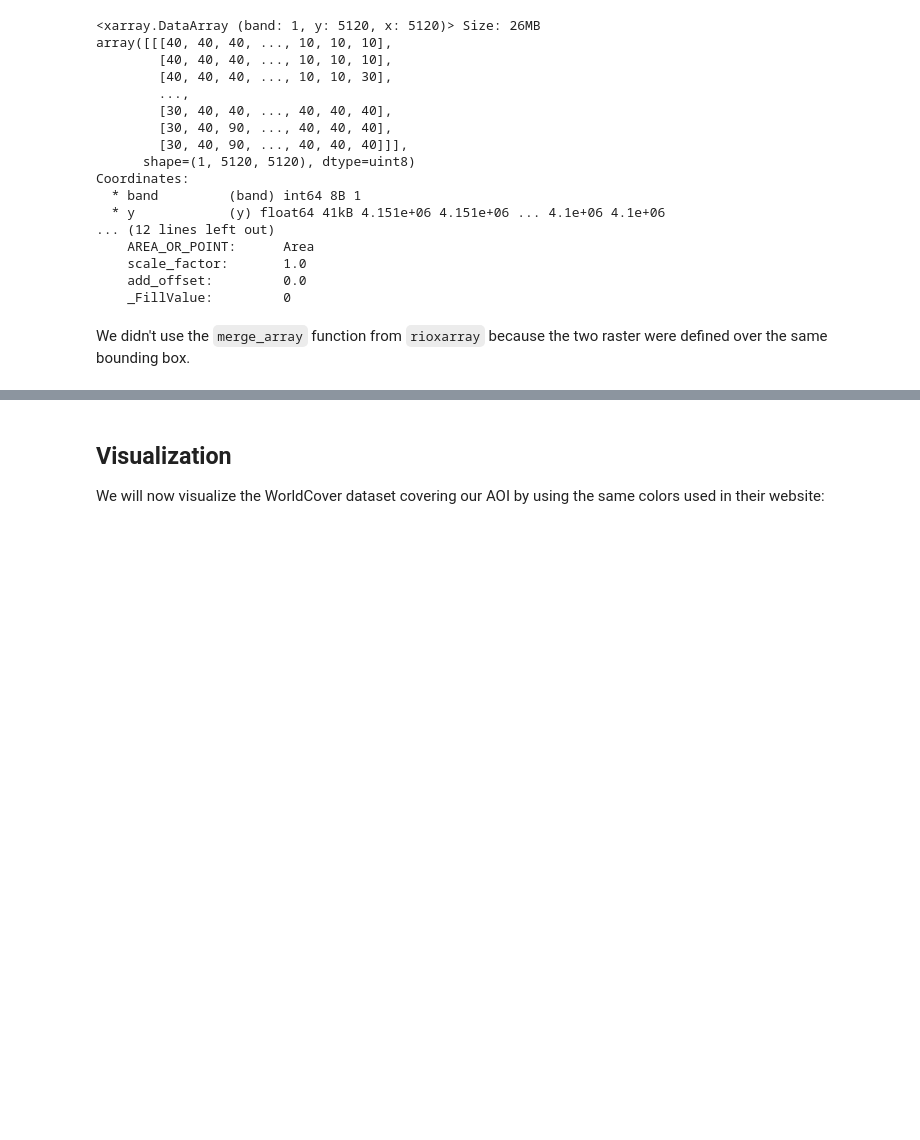
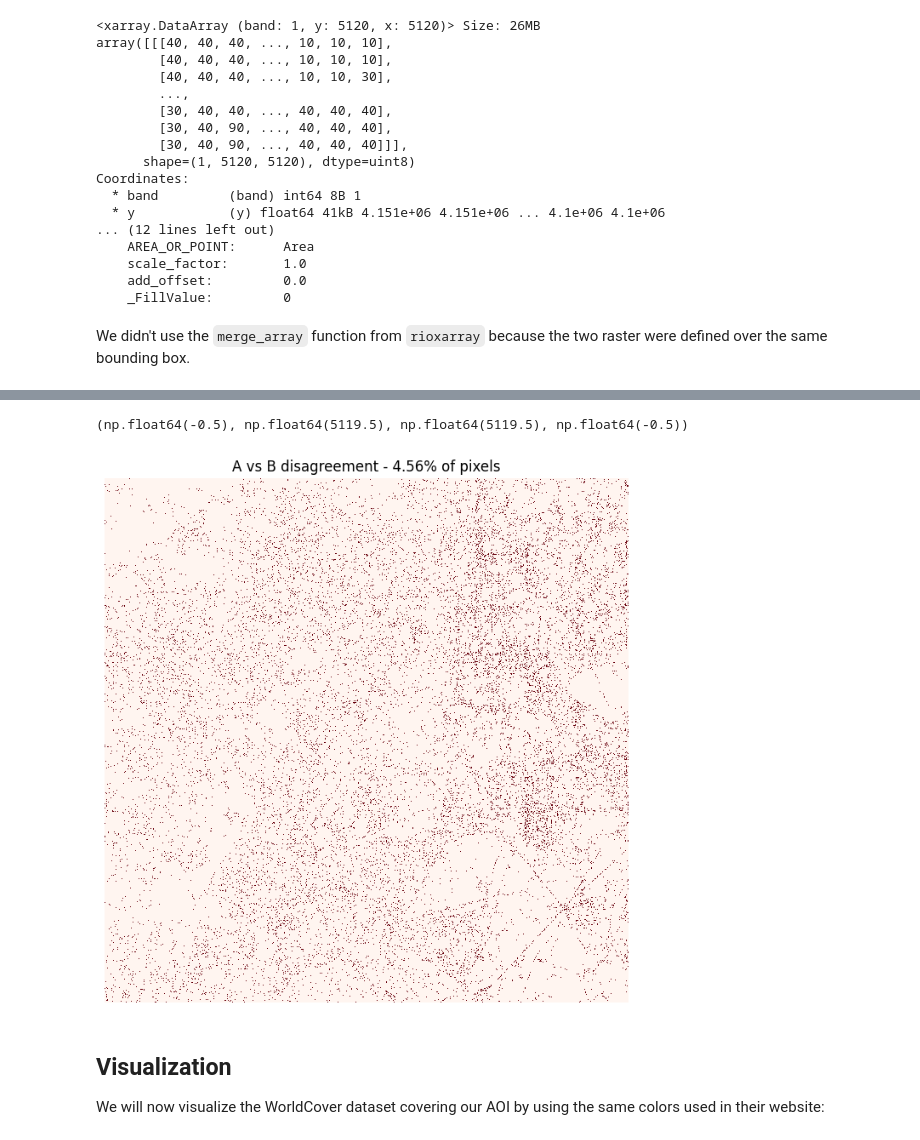
Before and after one commit to 0xstepit/lulc-classification, a Jupyter notebook: notebooks/03-reprojection.ipynb, the cells around one changed output, grey strips where cells are left out. Saved outputs shown, nothing was run; the diff lists cells and outputs as text; code cells hidden in the pictures; blank space fills up the shorter version.

```diff
--- a/notebooks/03-reprojection.ipynb
+++ b/notebooks/03-reprojection.ipynb
@@ -174,0 +285,2 @@ We didn't use the `merge_array` function from `rioxarray` because the two raster
+# %%
+disagree = (wc != wc_merged).squeeze()
@@ -175,3 +309,11 @@ We didn't use the `merge_array` function from `rioxarray` because the two raster
+# %%
+fig, ax, = plt.subplots(figsize=(8, 8))
+ax.imshow(disagree, cmap="Reds", interpolation="nearest")
+ax.set_title(f"A vs B disagreement - {float(disagree.mean()) * 100:.2f}% of pixels")
+ax.axis("off")
+# %% [output]
+(np.float64(-0.5), np.float64(5119.5), np.float64(5119.5), np.float64(-0.5))
+[figure, added]
 # %% [markdown]
 ## Visualization
 
```
Also changed, not shown: parts of 29 cells of this notebook, 16 other files.
